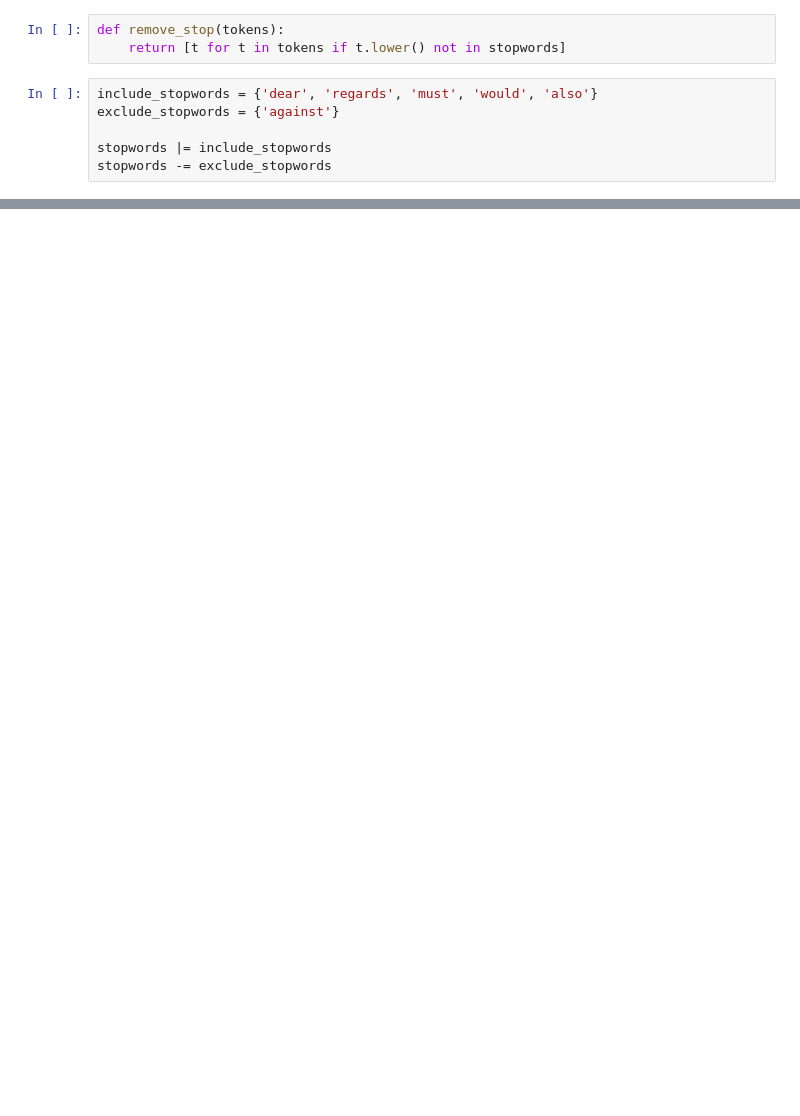
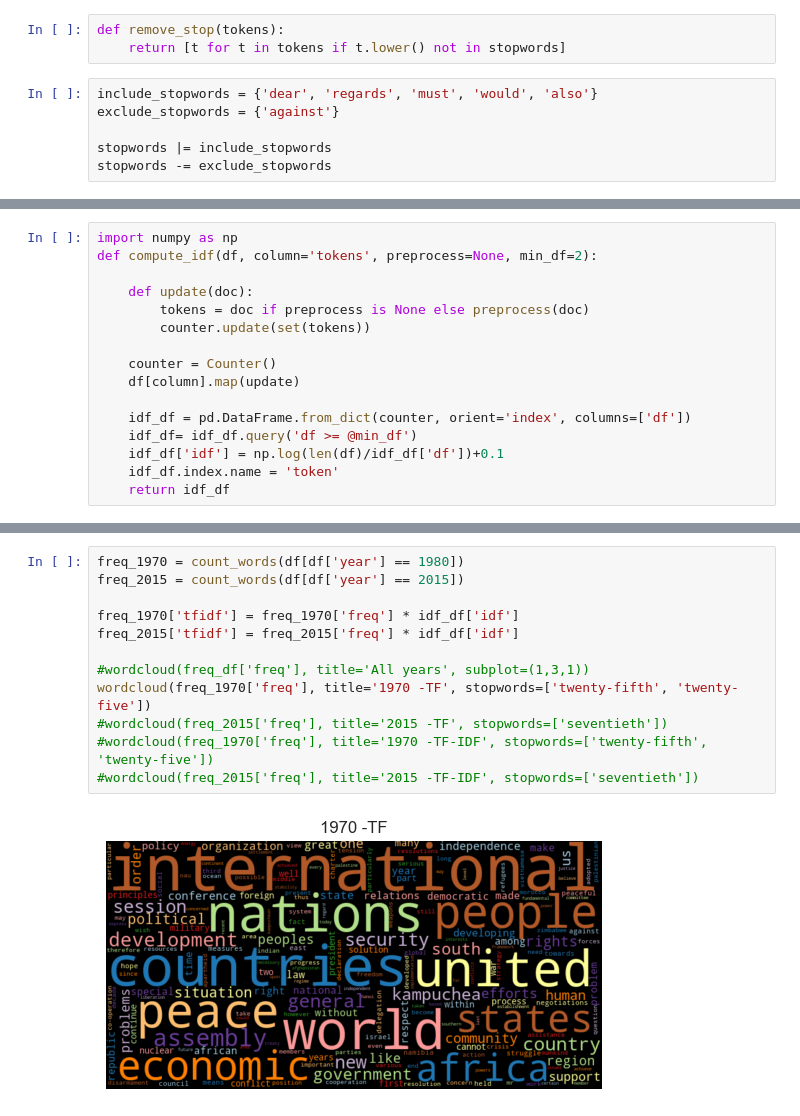
Before and after one commit to ybhsos/blueprints-text, a Jupyter notebook: study/chapter01.ipynb, the cells around one changed output, grey strips where cells are left out. Cells and saved outputs as stored; diff of their text form; blank space fills up the shorter version.

```diff
--- a/study/chapter01.ipynb
+++ b/study/chapter01.ipynb
@@ -158,0 +288,16 @@ stopwords -= exclude_stopwords
+# %%
+import numpy as np
+def compute_idf(df, column='tokens', preprocess=None, min_df=2):
+
+    def update(doc):
+        tokens = doc if preprocess is None else preprocess(doc)
+        counter.update(set(tokens))
+
+    counter = Counter()
+    df[column].map(update)
+
+    idf_df = pd.DataFrame.from_dict(counter, orient='index', columns=['df'])
+    idf_df= idf_df.query('df >= @min_df')
+    idf_df['idf'] = np.log(len(df)/idf_df['df'])+0.1
+    idf_df.index.name = 'token'
+    return idf_df
@@ -158,0 +332,14 @@ stopwords -= exclude_stopwords
+# %%
+freq_1970 = count_words(df[df['year'] == 1980])
+freq_2015 = count_words(df[df['year'] == 2015])
+
+freq_1970['tfidf'] = freq_1970['freq'] * idf_df['idf']
+freq_2015['tfidf'] = freq_2015['freq'] * idf_df['idf']
+
+#wordcloud(freq_df['freq'], title='All years', subplot=(1,3,1))
+wordcloud(freq_1970['freq'], title='1970 -TF', stopwords=['twenty-fifth', 'twenty-five'])
+#wordcloud(freq_2015['freq'], title='2015 -TF', stopwords=['seventieth'])
+#wordcloud(freq_1970['freq'], title='1970 -TF-IDF', stopwords=['twenty-fifth', 'twenty-five'])
+#wordcloud(freq_2015['freq'], title='2015 -TF-IDF', stopwords=['seventieth'])
+# %% [output]
+[figure, added]
```
Also changed, not shown: parts of 48 cells of this notebook.
